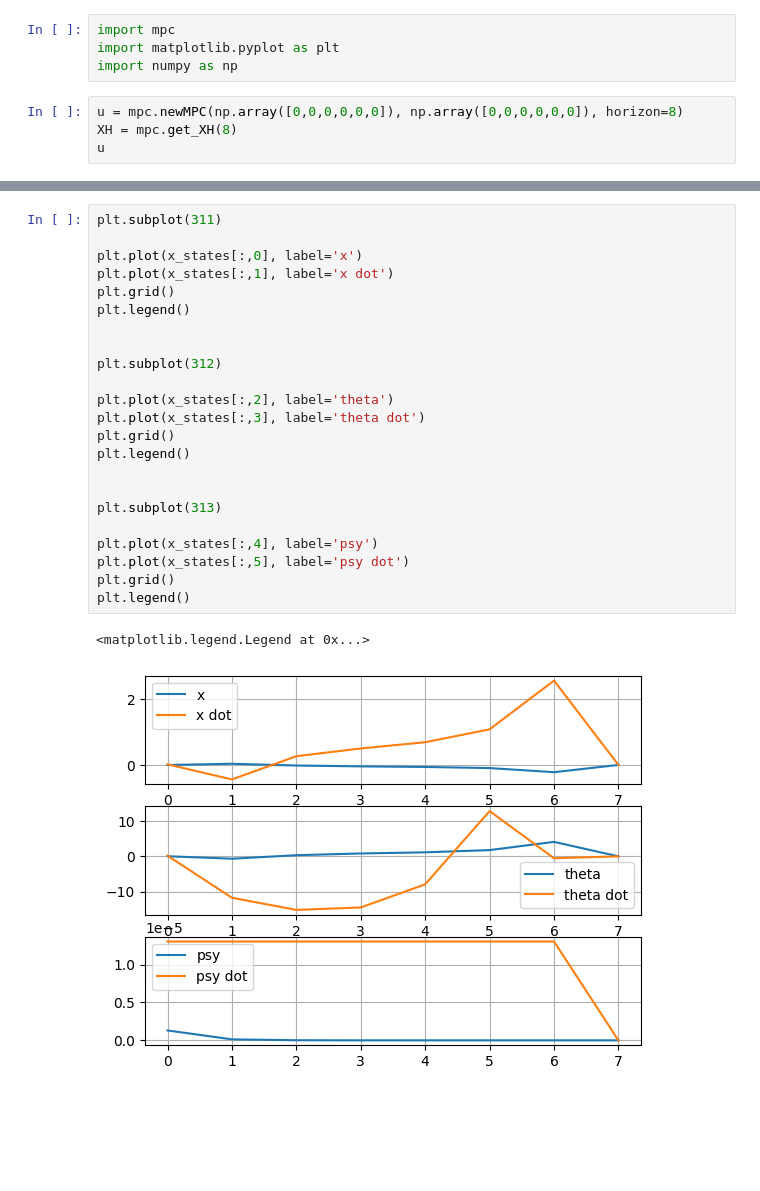
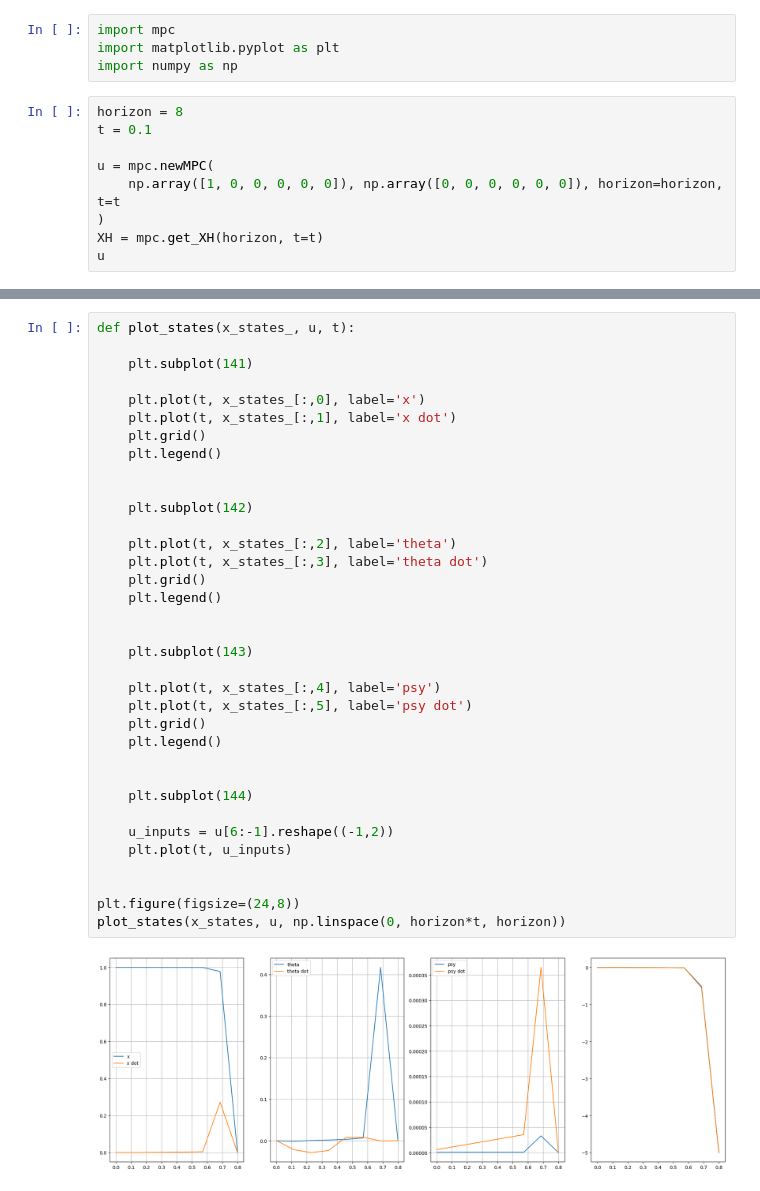
Before and after one commit to Ekter/python, a Jupyter notebook: mpc/mpcjup.ipynb, the cells around one changed output, grey strips where cells are left out. Saved outputs shown, nothing was run; the diff lists cells and outputs as text; blank space fills up the shorter version.

Commit message:
feat: correction on MPC, visualizer

```diff
--- a/mpc/mpcjup.ipynb
+++ b/mpc/mpcjup.ipynb
@@ -9,8 +9,13 @@ import mpc
 import matplotlib.pyplot as plt
 import numpy as np
 # %%
-u = mpc.newMPC(np.array([0,0,0,0,0,0]), np.array([0,0,0,0,0,0]), horizon=8)
-XH = mpc.get_XH(8)
+horizon = 8
+t = 0.1
+
+u = mpc.newMPC(
+    np.array([1, 0, 0, 0, 0, 0]), np.array([0, 0, 0, 0, 0, 0]), horizon=horizon, t=t
+)
+XH = mpc.get_XH(horizon, t=t)
 u
 # %% [output]
 Solution found!
@@ -72,28 +79,39 @@ array([[-1.48961868e-03,  1.82166178e-02,  2.79480839e-02,
        [ 0.00000000e+00,  0.00000000e+00,  0.00000000e+00,
          0.00000000e+00,  0.00000000e+00,  0.00000000e+00]])
 # %%
-plt.subplot(311)
+def plot_states(x_states_, u, t):
 
-plt.plot(x_states[:,0], label='x')
-plt.plot(x_states[:,1], label='x dot')
-plt.grid()
-plt.legend()
+    plt.subplot(141)
+
+    plt.plot(t, x_states_[:,0], label='x')
+    plt.plot(t, x_states_[:,1], label='x dot')
+    plt.grid()
+    plt.legend()
 
 
-plt.subplot(312)
+    plt.subplot(142)
 
-plt.plot(x_states[:,2], label='theta')
-plt.plot(x_states[:,3], label='theta dot')
-plt.grid()
-plt.legend()
+    plt.plot(t, x_states_[:,2], label='theta')
+    plt.plot(t, x_states_[:,3], label='theta dot')
+    plt.grid()
+    plt.legend()
 
 
-plt.subplot(313)
+    plt.subplot(143)
 
-plt.plot(x_states[:,4], label='psy')
-plt.plot(x_states[:,5], label='psy dot')
-plt.grid()
-plt.legend()
+    plt.plot(t, x_states_[:,4], label='psy')
+    plt.plot(t, x_states_[:,5], label='psy dot')
+    plt.grid()
+    plt.legend()
+
+
+    plt.subplot(144)
+
+    u_inputs = u[6:-1].reshape((-1,2))
+    plt.plot(t, u_inputs)
+
+
+plt.figure(figsize=(24,8))
+plot_states(x_states, u, np.linspace(0, horizon*t, horizon))
 # %% [output]
-<matplotlib.legend.Legend at 0x...>
-[figure, old version]
+[figure, new version]
```
Also changed, not shown: parts of 5 cells of this notebook, 1 other file.
